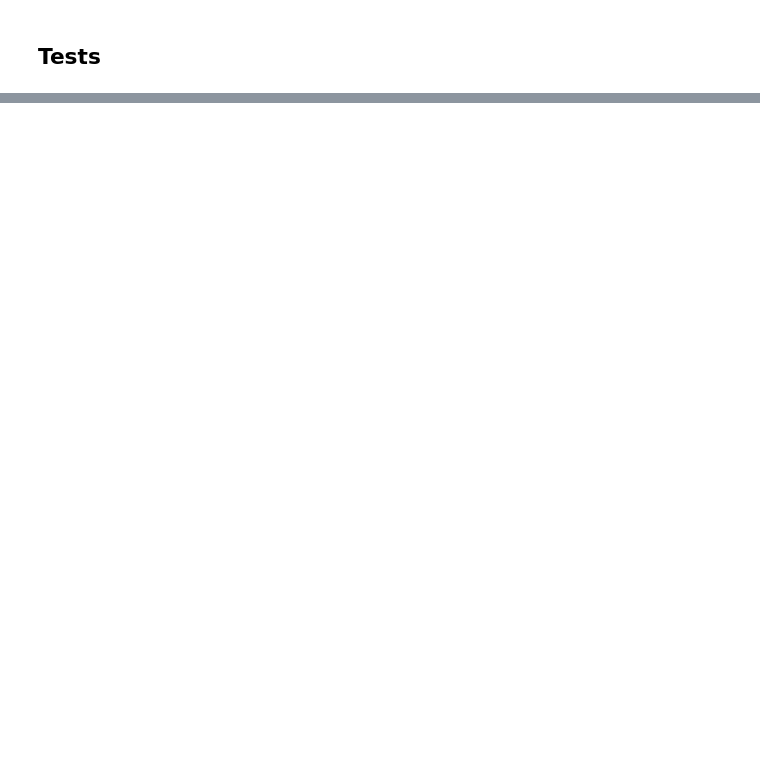
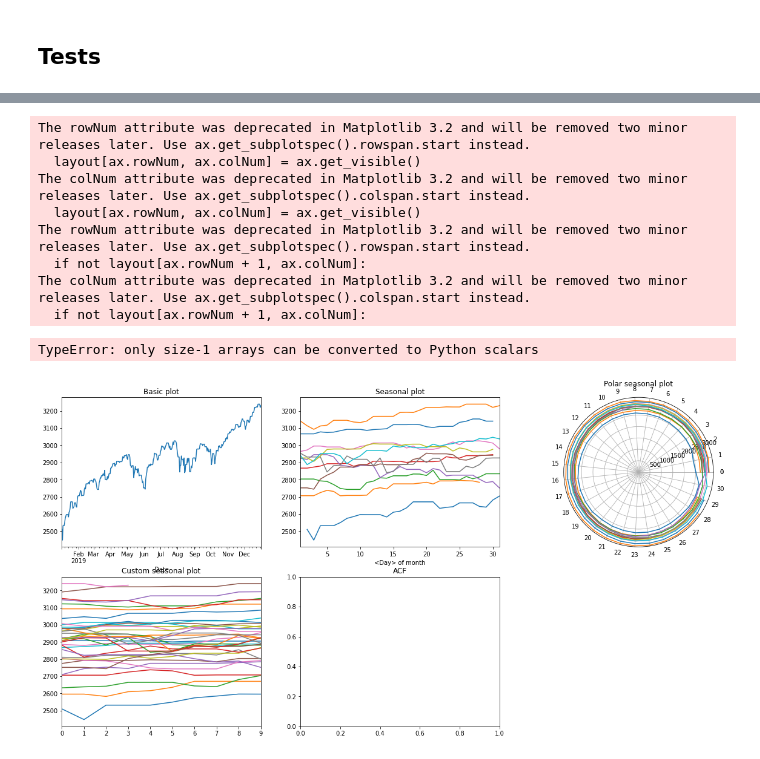
Before and after one commit to giotto-ai/giotto-time, a Jupyter notebook: examples/plots_test.ipynb, the cells around one changed output, grey strips where cells are left out. Cells and saved outputs as stored; diff of their text form; code cells hidden in the pictures; blank space fills up the shorter version.

```diff
--- a/examples/plots_test.ipynb
+++ b/examples/plots_test.ipynb
@@ -63,3 +77,10 @@ dir(period_index_time_series.index[0])
+# %%
+def acf(df, max_lag=10):
+    s = pd.DataFrame(np.nan, index=range(1, max_lag + 1), columns=df.columns)
+    for i, col in df.iteritems():
+        for j in s.index:
+            s.loc[j, i] = col.autocorr(j)
+    return s
 # %%
 # helper functions
 
@@ -191,0 +229,30 @@ PeriodIndex(['2019-01-02', '2019-01-03', '2019-01-04', '2019-01-07',
+# %%
+# Show
+ddf = period_index_time_series.resample('D').fillna(method='ffill')
+fig = plt.figure(figsize=(20, 10))
+a = fig.add_subplot(231, title='Basic plot')
+basic_ts(ddf, ax=a)
+b = fig.add_subplot(232, title='Seasonal plot')
+season_ts(ddf, 'month', ax=b)
+c = fig.add_subplot(233, projection='polar')
+season_ts(ddf, pd.Timedelta(1, 'M'), ax=c, polar=True)
+c.set_title('Polar seasonal plot')
+d = fig.add_subplot(234, title='Custom seasonal plot')
+season_ts(ddf, pd.Timedelta(10, 'D'), ax=d)
+e = fig.add_subplot(235, title='ACF')
+y = acf(ddf, max_lag=25)
+e.bar(y.index, y.values, title='ACF plot')
+e = fig.add_subplot(236, title='Lag')
+e.plot(ddf, ddf.shift(30), '.')
+plt.show()
+# %% [output]
+The rowNum attribute was deprecated in Matplotlib 3.2 and will be removed two minor releases later. Use ax.get_subplotspec().rowspan.start instead.
+  layout[ax.rowNum, ax.colNum] = ax.get_visible()
+The colNum attribute was deprecated in Matplotlib 3.2 and will be removed two minor releases later. Use ax.get_subplotspec().colspan.start instead.
+  layout[ax.rowNum, ax.colNum] = ax.get_visible()
+The rowNum attribute was deprecated in Matplotlib 3.2 and will be removed two minor releases later. Use ax.get_subplotspec().rowspan.start instead.
+  if not layout[ax.rowNum + 1, ax.colNum]:
+The colNum attribute was deprecated in Matplotlib 3.2 and will be removed two minor releases later. Use ax.get_subplotspec().colspan.start instead.
+  if not layout[ax.rowNum + 1, ax.colNum]:
+TypeError: only size-1 arrays can be converted to Python scalars
+[figure, added]
```
Also changed, not shown: parts of 16 cells of this notebook.
